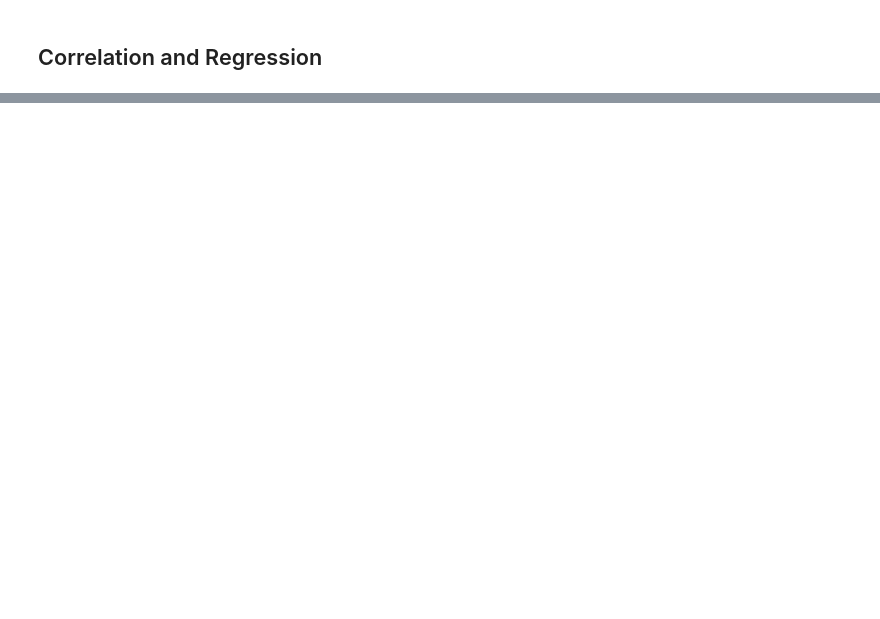
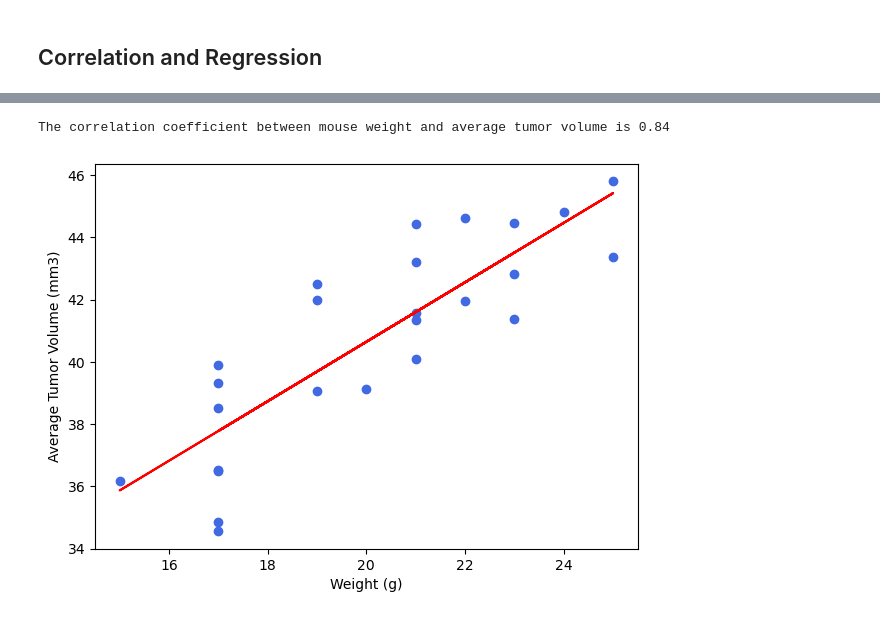
Before and after one commit to aferrodelgado/data-visualization-challenge, a Jupyter notebook: Pymaceuticals/pymaceuticals_starter.ipynb, the cells around one changed output, grey strips where cells are left out. Saved outputs shown, nothing was run; the diff lists cells and outputs as text; code cells hidden in the pictures; blank space fills up the shorter version.

```diff
--- a/Pymaceuticals/pymaceuticals_starter.ipynb
+++ b/Pymaceuticals/pymaceuticals_starter.ipynb
@@ -257,0 +356,26 @@ The correlation between mouse weight and the average tumor volume is 0.84
+# %%
+# Calculate the correlation coefficient and a linear regression model
+# for mouse weight and average observed tumor volume for the entire Capomulin regimen
+correlation = st.pearsonr(avg_tumor_vol_data['Weight (g)'], avg_tumor_vol_data['Tumor Volume (mm3)'])
+print(f"The correlation coefficient between mouse weight and average tumor volume is {correlation[0]:.2f}")
+
+# Perform linear regression
+slope, intercept, r_value, p_value, std_err = st.linregress(avg_tumor_vol_data['Weight (g)'], \
+                                                               avg_tumor_vol_data['Tumor Volume (mm3)'])
+# Create equation of the line to calculate predicted tumor volume
+def predict(x):
+    return slope * x + intercept
+
+# Create a new column for the predicted tumor volume
+avg_tumor_vol_data['Predicted Tumor Volume (mm3)'] = avg_tumor_vol_data['Weight (g)'].apply(predict)
+
+# Plotting the data and the regression line
+plt.figure(figsize=(7, 5))
+plt.scatter(avg_tumor_vol_data['Weight (g)'], avg_tumor_vol_data['Tumor Volume (mm3)'], color='royalblue')
+plt.plot(avg_tumor_vol_data['Weight (g)'], avg_tumor_vol_data['Predicted Tumor Volume (mm3)'], color='red')
+plt.xlabel('Weight (g)')
+plt.ylabel('Average Tumor Volume (mm3)')
+plt.show()
+# %% [output]
+The correlation coefficient between mouse weight and average tumor volume is 0.84
+[figure, added]
```
Also changed, not shown: parts of 11 cells of this notebook.
